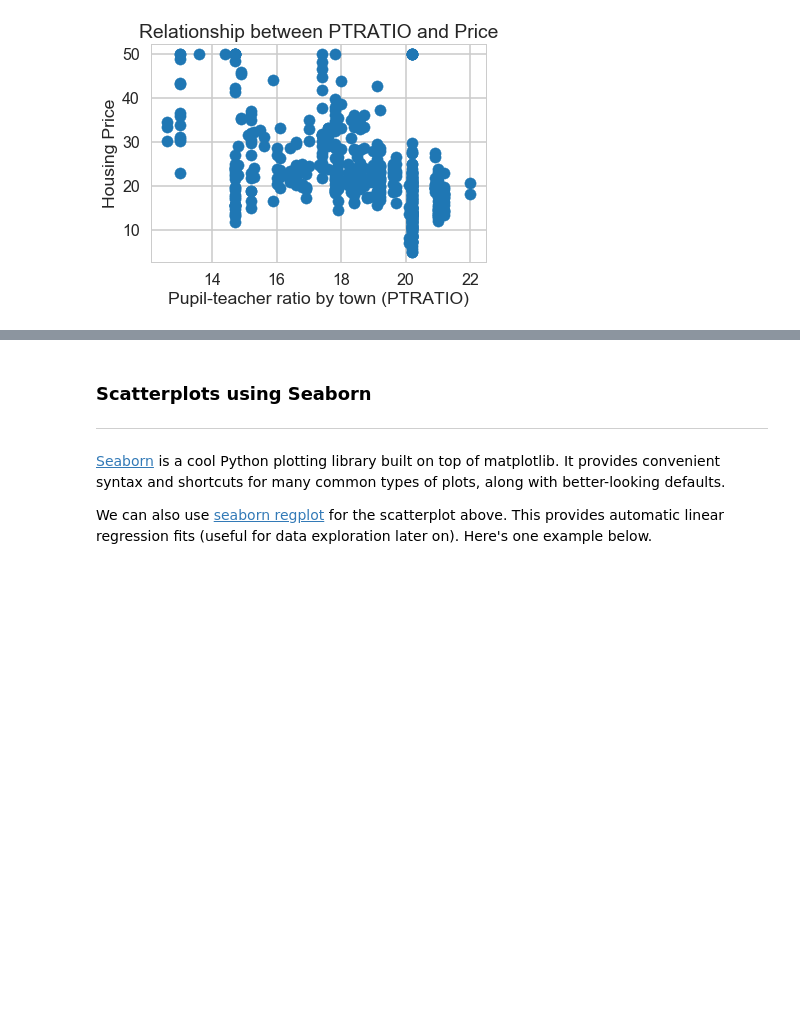
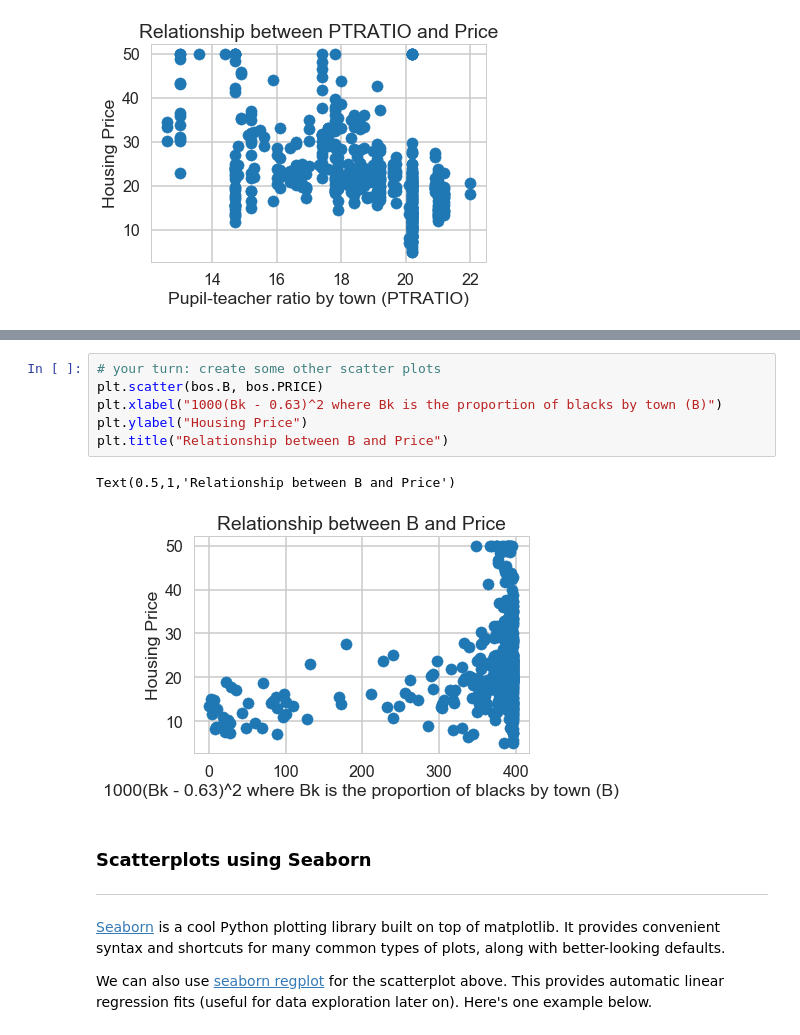
Before and after one commit to csignature/springboard-projects, a Jupyter notebook: linear_regression/Mini_Project_Linear_Regression.ipynb, the cells around one changed output, grey strips where cells are left out. Cells and saved outputs as stored; diff of their text form; blank space fills up the shorter version.

```diff
--- a/linear_regression/Mini_Project_Linear_Regression.ipynb
+++ b/linear_regression/Mini_Project_Linear_Regression.ipynb
@@ -305,3 +327,12 @@ Text(0.5,1,'Relationship between PTRATIO and Price')
+# %%
+# your turn: create some other scatter plots
+plt.scatter(bos.B, bos.PRICE)
+plt.xlabel("1000(Bk - 0.63)^2 where Bk is the proportion of blacks by town (B)")
+plt.ylabel("Housing Price")
+plt.title("Relationship between B and Price")
+# %% [output]
+Text(0.5,1,'Relationship between B and Price')
+[figure, added]
 # %% [markdown]
 ### Scatterplots using Seaborn
 ***
```
Also changed, not shown: parts of 37 cells of this notebook.
